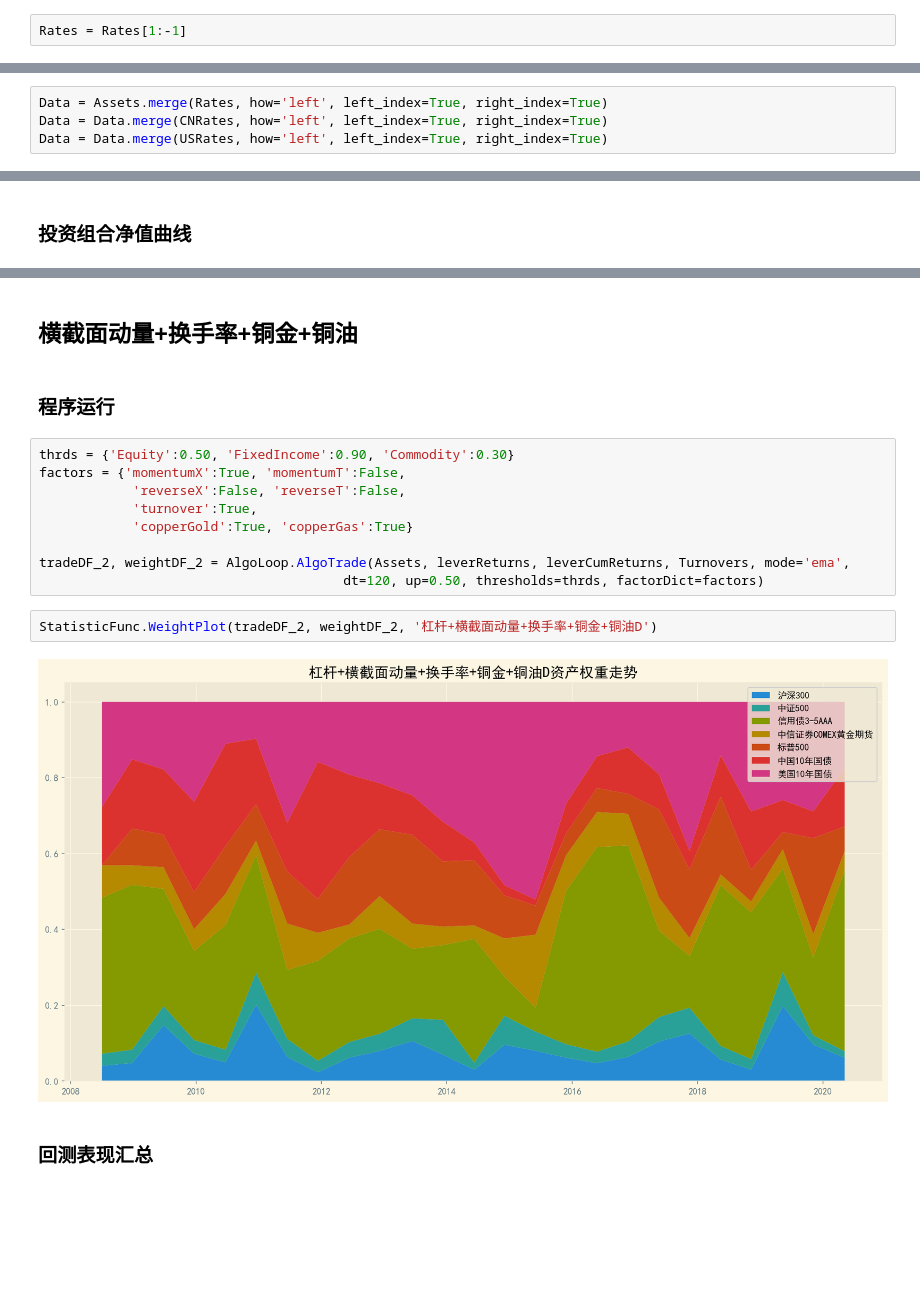
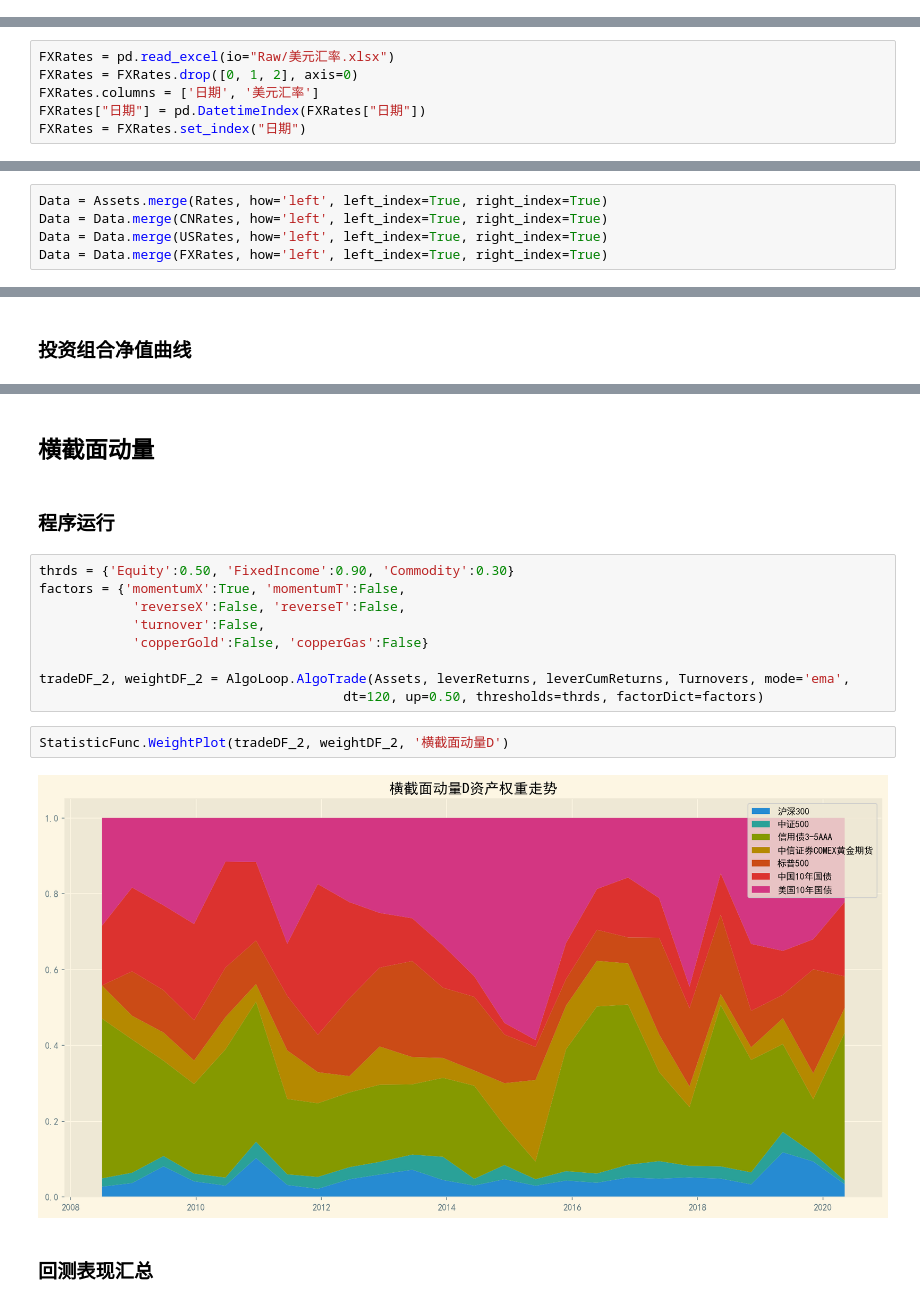
Before and after one commit to Zhehao97/RiskParityFactorModel, a Jupyter notebook: Delta.ipynb, the cells around one changed output, grey strips where cells are left out. Cells and saved outputs as stored; diff of their text form; blank space fills up the shorter version.

```diff
--- a/Delta.ipynb
+++ b/Delta.ipynb
@@ -31,5 +46,3 @@ Rates = Rates.drop([0, 1, 2], axis=0)                   # 删除多余行
 Rates.columns = ['日期', 'GC007']                        # 修改列名
 Rates["日期"] = pd.DatetimeIndex(Rates["日期"])           # 类型转换
 Rates = Rates.set_index("日期")                          # 设置索引
-# %%
-Rates = Rates[1:-1]
@@ -35,0 +68,6 @@ Rates = Rates[1:-1]
+# %%
+FXRates = pd.read_excel(io="Raw/美元汇率.xlsx")
+FXRates = FXRates.drop([0, 1, 2], axis=0)
+FXRates.columns = ['日期', '美元汇率']
+FXRates["日期"] = pd.DatetimeIndex(FXRates["日期"])
+FXRates = FXRates.set_index("日期")
@@ -70,6 +125,7 @@ USRates = USRates.set_index("日期")                                    # 设
 Data = Assets.merge(Rates, how='left', left_index=True, right_index=True)
 Data = Data.merge(CNRates, how='left', left_index=True, right_index=True)
 Data = Data.merge(USRates, how='left', left_index=True, right_index=True)
+Data = Data.merge(FXRates, how='left', left_index=True, right_index=True)
 # %%
 Data['持有时长'] = (Data.index - Data.index[0]).days
 
@@ -360,20 +458,20 @@ plt.savefig('净值曲线（杠杆，指数平均，时序动量+换手率+铜
 # %% [markdown]
-## 横截面动量+换手率+铜金+铜油
+## 横截面动量
 # %% [markdown]
 ### 程序运行
 # %%
 thrds = {'Equity':0.50, 'FixedIncome':0.90, 'Commodity':0.30}
 factors = {'momentumX':True, 'momentumT':False,
             'reverseX':False, 'reverseT':False,
-            'turnover':True,
-            'copperGold':True, 'copperGas':True}
+            'turnover':False,
+            'copperGold':False, 'copperGas':False}
 
 tradeDF_2, weightDF_2 = AlgoLoop.AlgoTrade(Assets, leverReturns, leverCumReturns, Turnovers, mode='ema',
                                        dt=120, up=0.50, thresholds=thrds, factorDict=factors)
 # %%
-StatisticFunc.WeightPlot(tradeDF_2, weightDF_2, '杠杆+横截面动量+换手率+铜金+铜油D')
+StatisticFunc.WeightPlot(tradeDF_2, weightDF_2, '横截面动量D')
 # %% [output]
-[figure, old version]
+[figure, new version]
 # %% [markdown]
 ### 回测表现汇总
 # %%
```
Also changed, not shown: parts of 66 cells of this notebook, 2 other files.
